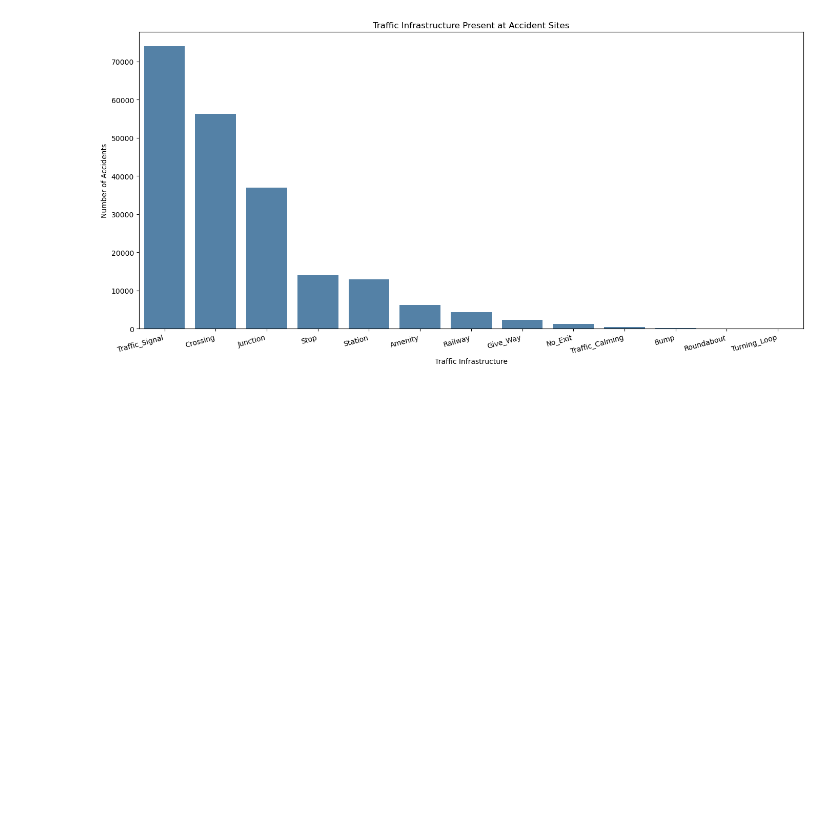
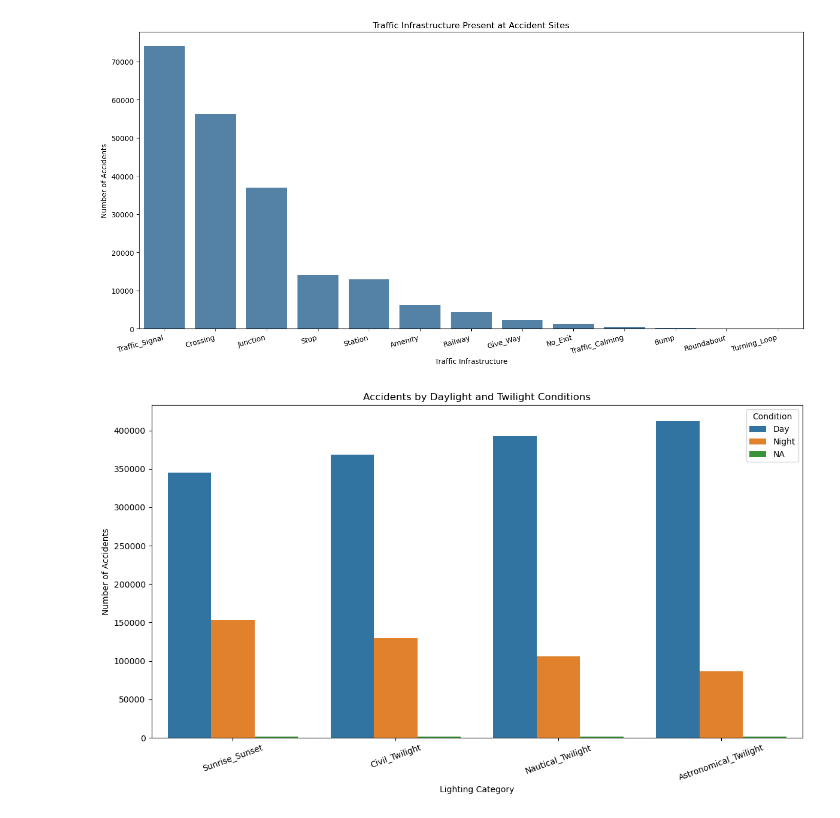
Before and after one commit to AnthonyP3N/Need4Speed-Datathon-2026, a Jupyter notebook: main.ipynb, the cells around one changed output. Drawn from its saved outputs; the diff is of its cells as text; code cells hidden in the pictures; blank space fills up the shorter version.

Commit message:
Created a count plot using the columns sunrise_sunset and the twilights

```diff
--- a/main.ipynb
+++ b/main.ipynb
@@ -89,3 +90,40 @@ pyplt.tight_layout()
 pyplt.show()
 # %% [output]
 [figure]
+# %%
+# Count plot of accidents by daylight and twilight conditions
+# get columns
+light_columns = [
+    "Sunrise_Sunset",
+    "Civil_Twilight",
+    "Nautical_Twilight",
+    "Astronomical_Twilight"
+]
+
+# rearrange data so x = lighting category, y = count, hue = day bar, night bar, and na bar
+light_data = dfClean[light_columns].melt(
+    var_name="Lighting Category",
+    value_name="Day or Night"
+)
+
+# size of graphic
+pyplt.figure(figsize=(12, 7))
+
+sns.countplot(
+    data=light_data,
+    x="Lighting Category",
+    hue="Day or Night"
+)
+
+pyplt.title("Accidents by Daylight and Twilight Conditions")
+pyplt.xlabel("Lighting Category")
+pyplt.ylabel("Number of Accidents")
+pyplt.xticks(rotation=20)
+pyplt.legend(title="Condition")
+pyplt.tight_layout()
+pyplt.show()
+
+# notes of findings: maybe when just after sunrise, the glare from the sun increases the risk of accidents.
+#                   more accidents happen during the day cuz of trafic volume
+# %% [output]
+[figure, added]
```
Also changed, not shown: parts of 1 cell of this notebook.
